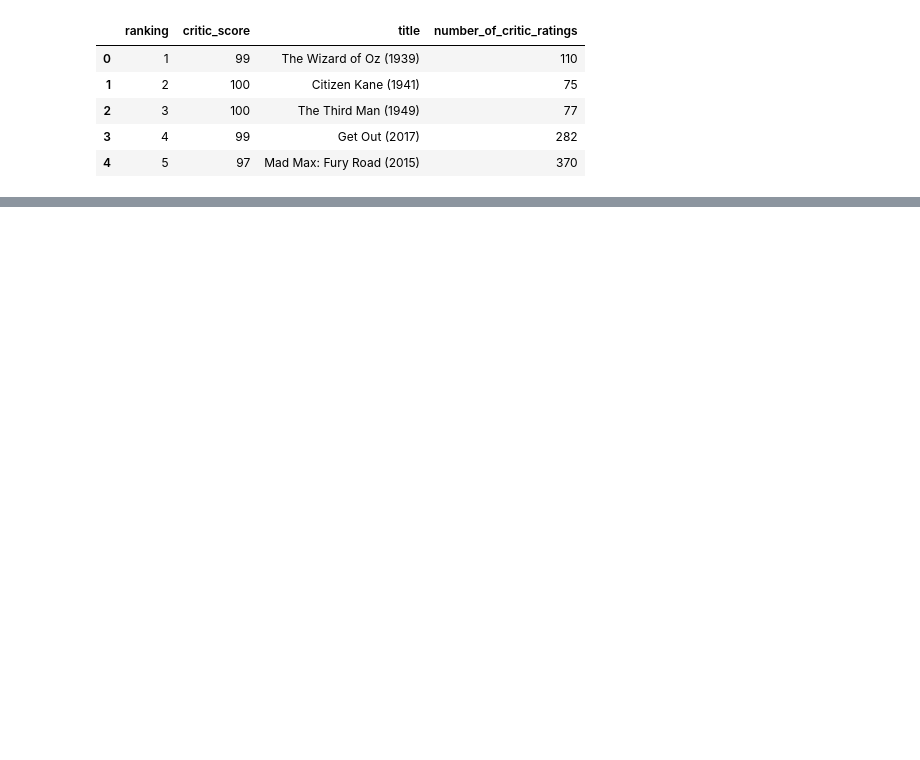
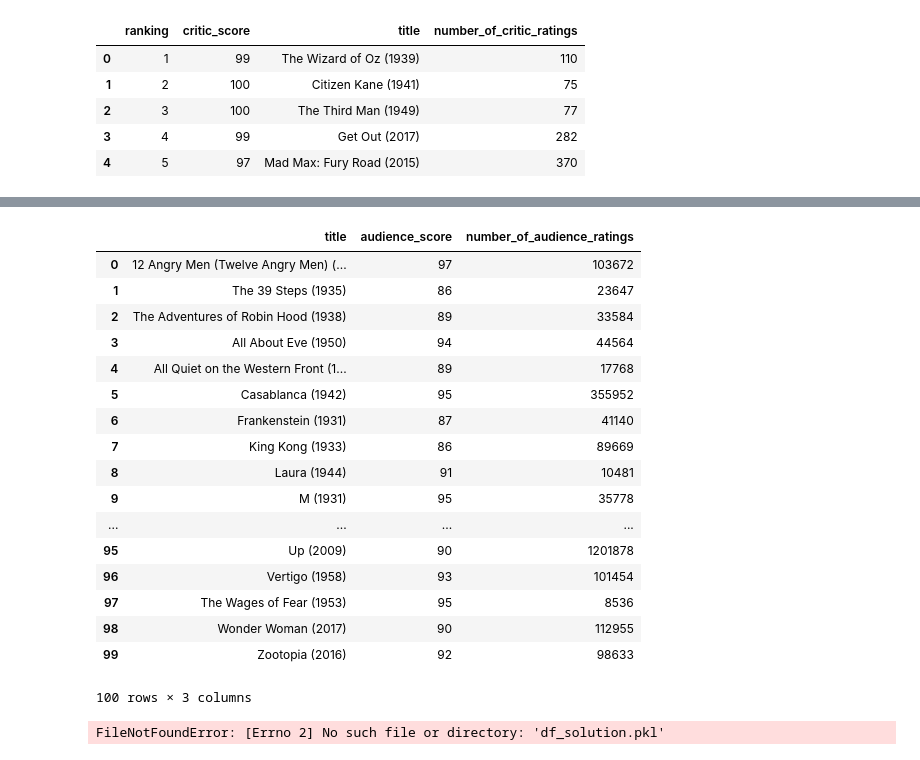
Before and after one commit to oldmalebird/Data_wrangling, a Jupyter notebook: bestMovie.ipynb, the cells around one changed output, grey strips where cells are left out. Drawn from its saved outputs; the diff is of its cells as text; code cells hidden in the pictures; blank space fills up the shorter version.

Commit message:
parse 100 html files

```diff
--- a/bestMovie.ipynb
+++ b/bestMovie.ipynb
@@ -13,0 +18,21 @@ df.head()
+# %%
+# 字典列表可以逐个创建文件，随后转化为一个 DataFrame
+df_list = []
+folder = 'rt_html'
+for movie_html in os.listdir(folder):
+    with open(os.path.join(folder, movie_html),encoding='utf-8') as file:
+        # open时如果不加encoding='utf-8'，会出现'gbk' codec can't decode byte 0x93 in position
+        # 正确操作需要花费 ~15 秒运行
+        soup = BeautifulSoup(file, 'lxml')
+        title = soup.find('title').contents[0][:-len(' - Rotten Tomatoes')]
+        #print(title)
+        audience_score = soup.find('div',class_='audience-score meter').find('span').contents[0][:-1]
+        #class后面有下划线，因为class是保留字
+        #print(audience_score)
+        num_of_audience_ratings = soup.find('div',class_='audience-info hidden-xs superPageFontColor')
+        num_of_audience_ratings = num_of_audience_ratings.find_all('div')[1].contents[2].strip().replace(',','')
+        #print(num_of_audience_ratings)
+        df_list.append({'title': title,
+'audience_score': int(audience_score),
+'number_of_audience_ratings': int(num_of_audience_ratings)})
+df = pd.DataFrame(df_list, columns = ['title', 'audience_score', 'number_of_audience_ratings'])
@@ -13,0 +57,26 @@ df.head()
+# %%
+df
+# %% [output]
+|  | title | audience_score | number_of_audience_ratings |
+| 0 | 12 Angry Men (Twelve Angry Men) (... | 97 | 103672 |
+| 1 | The 39 Steps (1935) | 86 | 23647 |
+| 2 | The Adventures of Robin Hood (1938) | 89 | 33584 |
+| 3 | All About Eve (1950) | 94 | 44564 |
+| 4 | All Quiet on the Western Front (1... | 89 | 17768 |
+| 5 | Casablanca (1942) | 95 | 355952 |
+| 6 | Frankenstein (1931) | 87 | 41140 |
+| 7 | King Kong (1933) | 86 | 89669 |
+| 8 | Laura (1944) | 91 | 10481 |
+| 9 | M (1931) | 95 | 35778 |
+| ... | ... | ... | ... |
+| 95 | Up (2009) | 90 | 1201878 |
+| 96 | Vertigo (1958) | 93 | 101454 |
+| 97 | The Wages of Fear (1953) | 95 | 8536 |
+| 98 | Wonder Woman (2017) | 90 | 112955 |
+| 99 | Zootopia (2016) | 92 | 98633 |
+100 rows × 3 columns
+# %%
+df_solution = pd.read_pickle('df_solution.pkl')
+pd.testing.assert_frame_equal(df, df_solution)
+# %% [output]
+FileNotFoundError: [Errno 2] No such file or directory: 'df_solution.pkl'
```
Also changed, not shown: parts of 2 cells of this notebook.
